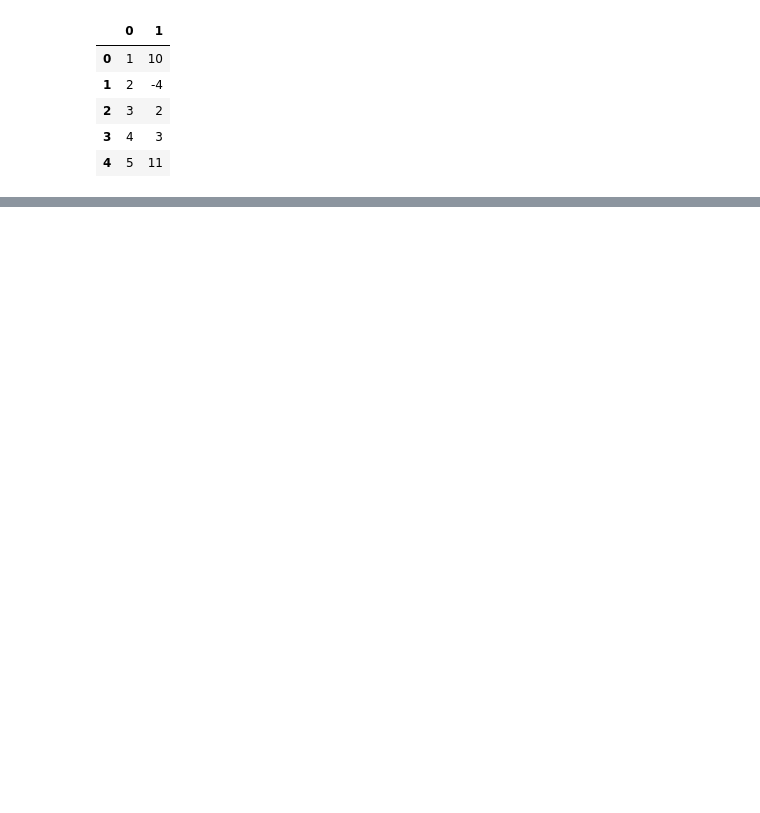
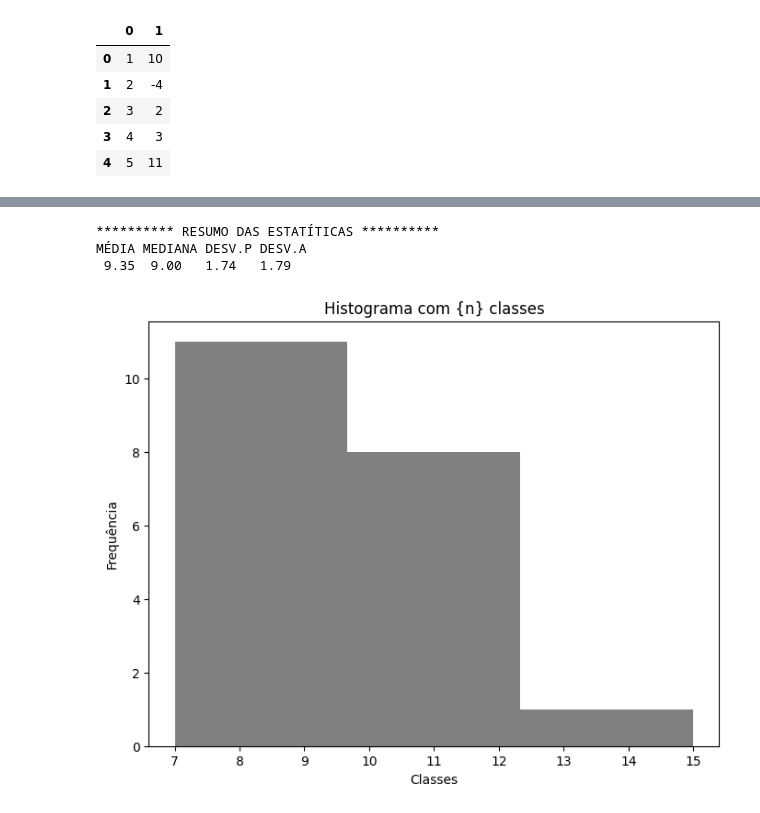
Before and after one commit to eraosso/PMF, a Jupyter notebook: Capitulo-3.ipynb, the cells around one changed output, grey strips where cells are left out. Saved outputs shown, nothing was run; the diff lists cells and outputs as text; code cells hidden in the pictures; blank space fills up the shorter version.

```diff
--- a/Capitulo-3.ipynb
+++ b/Capitulo-3.ipynb
@@ -17,3 +19,6 @@ teste.head()
 | 2 | 3 | 2 |
 | 3 | 4 | 3 |
 | 4 | 5 | 11 |
+# %%
+estat_dados = pd.read_excel(chapter_dir / "EstatDad.xlsx", header=None)
+estat_dados.head()
@@ -19,0 +37,18 @@ teste.head()
+# %%
+print(f"********** RESUMO DAS ESTATÍTICAS **********")
+print(f"MÉDIA MEDIANA DESV.P DESV.A")
+print(f"{media:5.2f} {mediana:5.2f} {desvioP:6.2f} {desvioA:6.2f}")
+# %% [output]
+********** RESUMO DAS ESTATÍTICAS **********
+MÉDIA MEDIANA DESV.P DESV.A
+ 9.35  9.00   1.74   1.79
+# %%
+n = 3
+plt.figure(figsize=(8,6))
+plt.hist(estat_dados[1], bins=n, color="gray")
+plt.xlabel("Classes")
+plt.ylabel("Frequência")
+plt.title("Histograma com {n} classes")
+plt.show()
+# %% [output]
+[figure, added]
```
Also changed, not shown: parts of 6 cells of this notebook.
